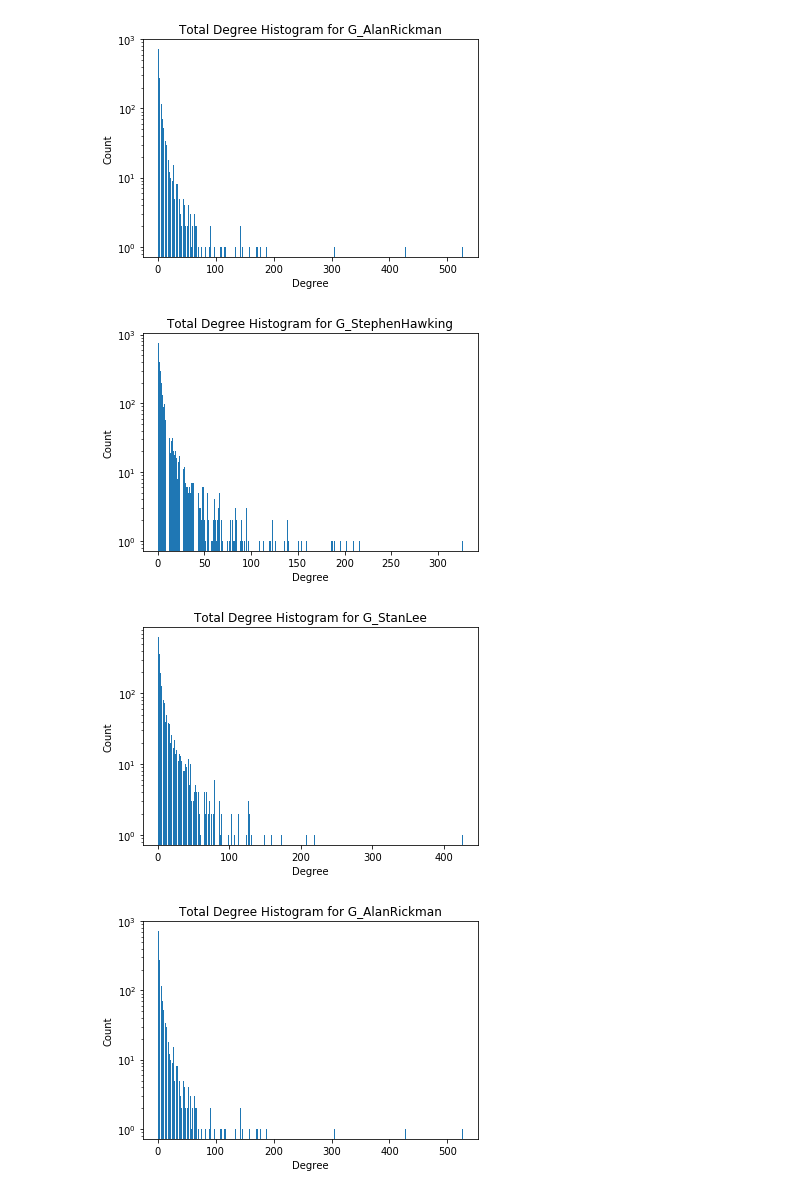
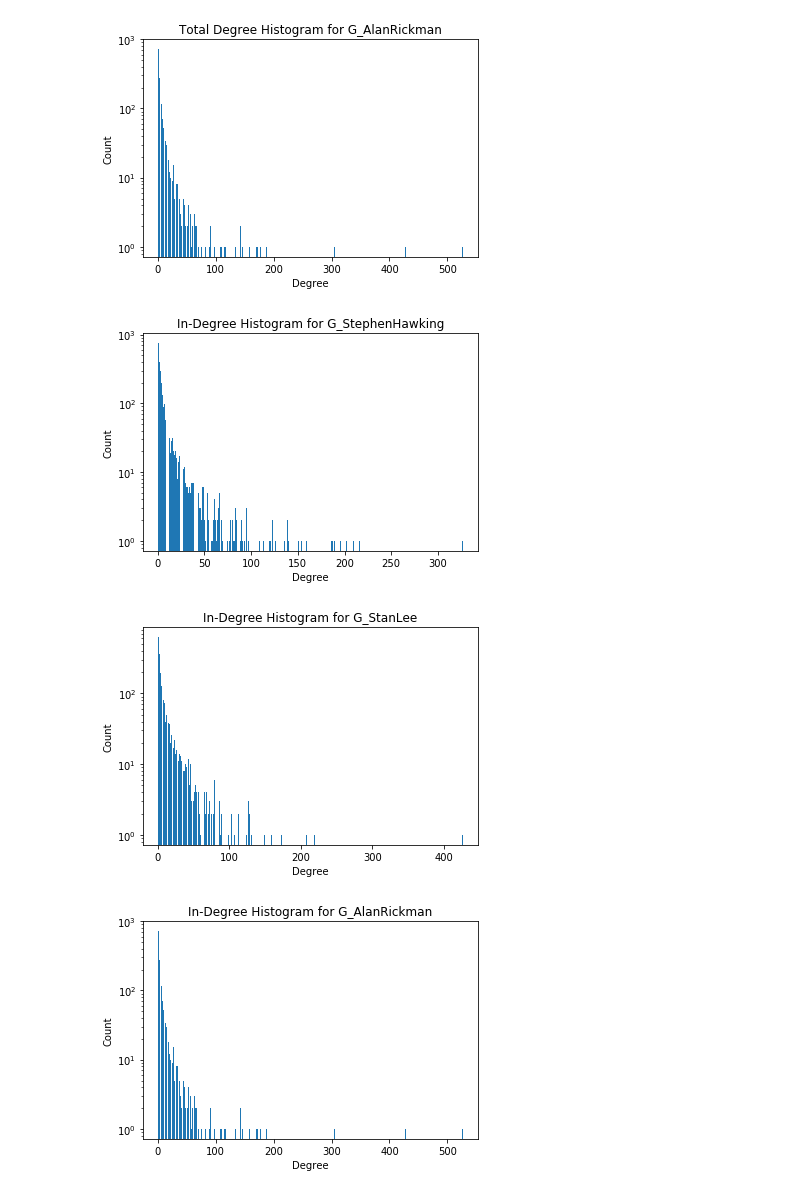
Before and after one commit to isabelaconstantin/wikinet, a Jupyter notebook: Project/source/2_DataExploration.ipynb, the cells around one changed output. Cells and saved outputs as stored; diff of their text form; code cells hidden in the pictures.

```diff
--- a/Project/source/2_DataExploration.ipynb
+++ b/Project/source/2_DataExploration.ipynb
@@ -184,9 +173,10 @@ for  G, name in zip(Graphs,Names):
 [figure]
 [figure]
 # %%
-for G, name in zip(Graphs, Names):
-    plot_degree(G,name)
+#plot in-degrees for the graphs
+for G,name in zip(Graphs,Names):
+    plot_in_degree(G,name)
 # %% [output]
-[figure, old version]
+[figure, new version]
-[figure, old version]
+[figure, new version]
-[figure, old version]
+[figure, new version]
```
Also changed, not shown: parts of 12 cells of this notebook.
